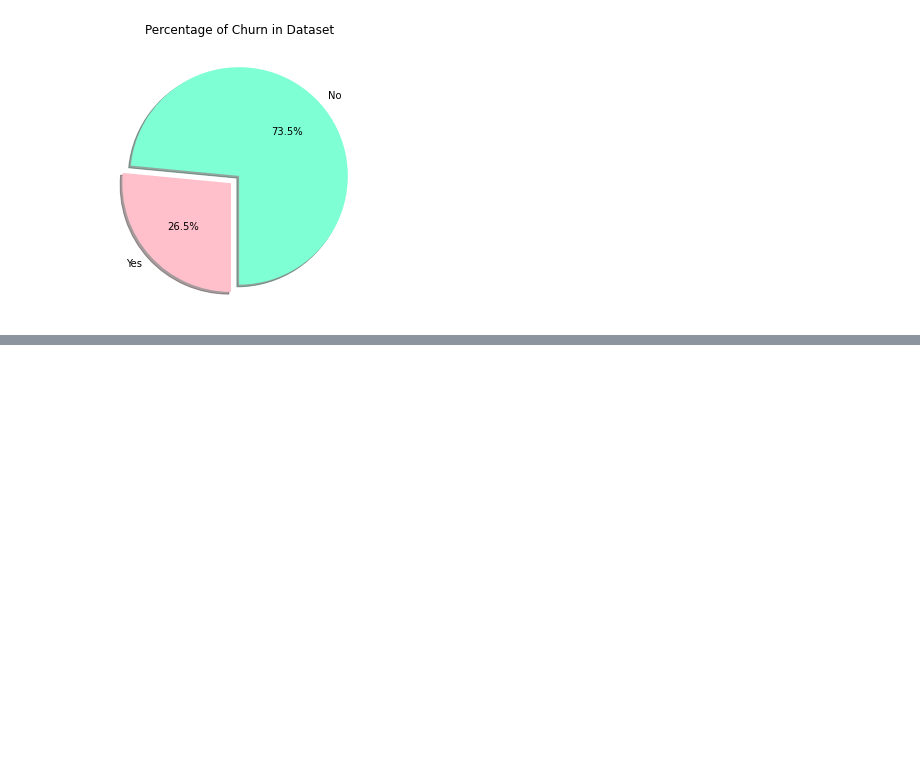
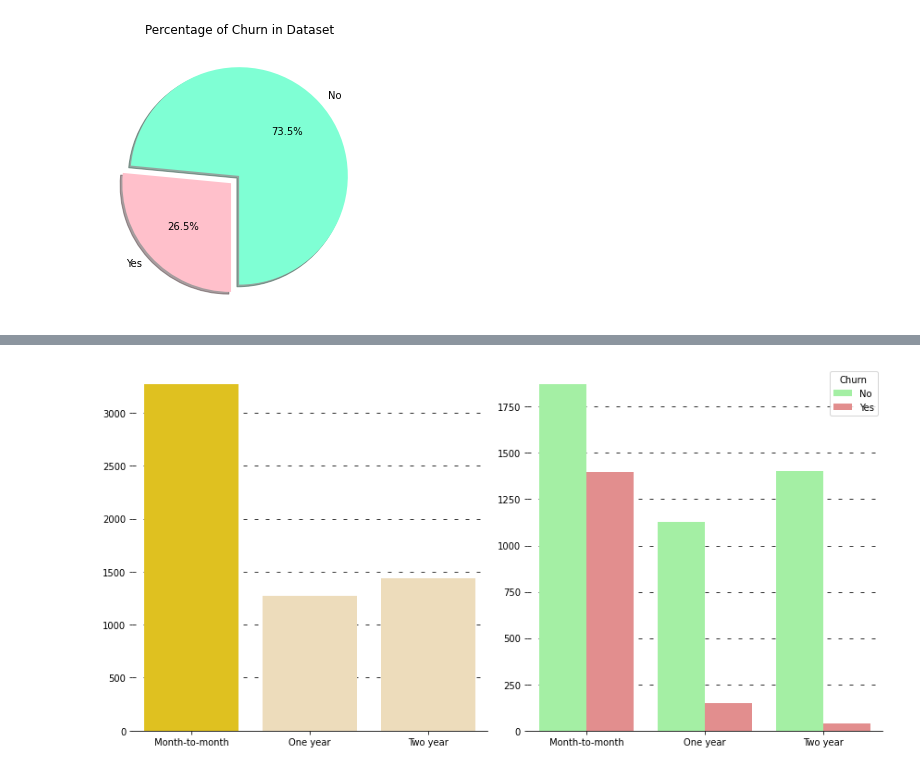
Before and after one commit to alessandropontini/DS_LAB_ECONOMICS_FOR_DS, a Jupyter notebook: Analisi_descrittiva.ipynb, the cells around one changed output, grey strips where cells are left out. Cells and saved outputs as stored; diff of their text form; code cells hidden in the pictures; blank space fills up the shorter version.

```diff
--- a/Analisi_descrittiva.ipynb
+++ b/Analisi_descrittiva.ipynb
@@ -143,0 +205,35 @@ plt.show()
+# %%
+fig=plt.figure(figsize=(12,6),facecolor='white')
+
+gs=fig.add_gridspec(1,2)
+
+ax=[None for _ in range(2)]
+
+ax[0]=fig.add_subplot(gs[0,0])
+ax[1]=fig.add_subplot(gs[0,1])
+
+#ax[0].text(-0.6,3700,"Customers distribution per duration of contract",fontsize=23,fontweight='bold', fontfamily='monospace')
+#ax[0].text(-0.6,3550,"Most of the customers have month to month contracts",fontsize=16,fontweight='light', fontfamily='monospace')
+
+#ax[1].text(-0.7,2110,"Churn per contract type",fontsize=23,fontweight='bold', fontfamily='monospace')
+#ax[1].text(-0.7,2010,"Month-to-month contracts result in more churn",fontsize=16,fontweight='light', fontfamily='monospace')
+
+palette1=["wheat" for _ in range(3)]
+palette1[0] = "gold"
+
+palette2=["palegreen","lightcoral"]
+
+sns.countplot(data=df1,x='Contract',ax=ax[0],order=['Month-to-month','One year','Two year'],palette=palette1,zorder=2)
+sns.countplot(data=df1,x='Contract',ax=ax[1],hue='Churn',order=['Month-to-month','One year','Two year'],zorder=2,palette=palette2)
+
+for i in range(2):
+    ax[i].grid(color='black', linestyle=':', axis='y', zorder=0,  dashes=(5,10))
+    ax[i].set_ylabel('')
+    ax[i].set_xlabel('')
+
+    for direction in ['top','right','left']:
+        ax[i].spines[direction].set_visible(False)
+
+plt.tight_layout()
+# %% [output]
+[figure, added]
```
Also changed, not shown: parts of 9 cells of this notebook.
